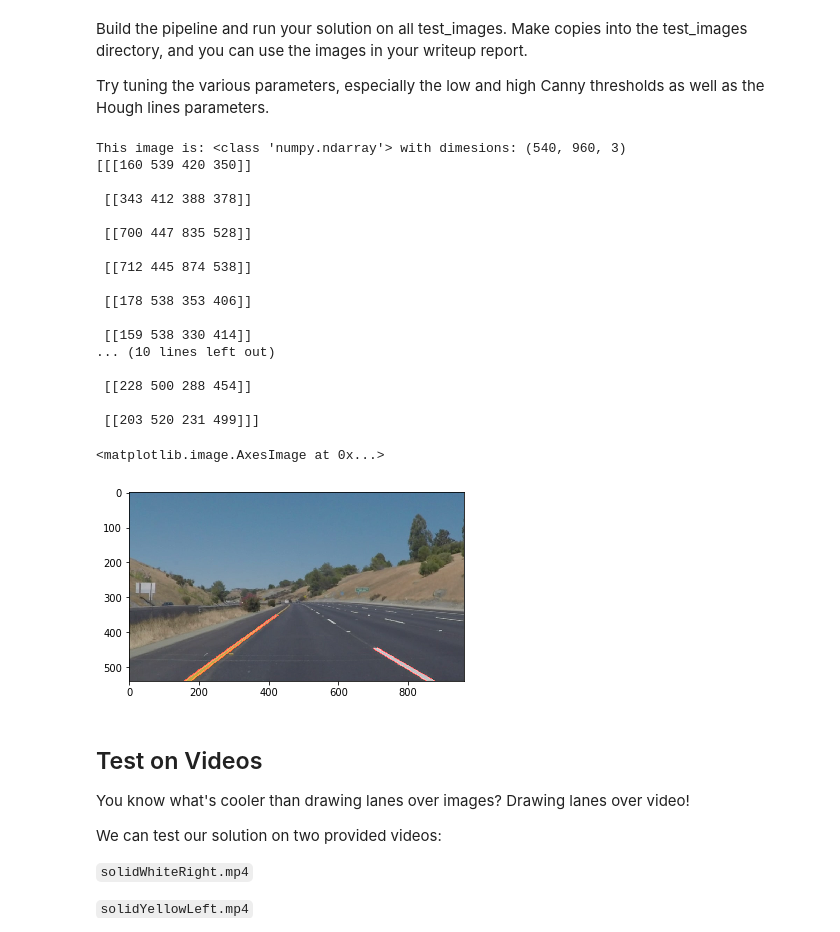
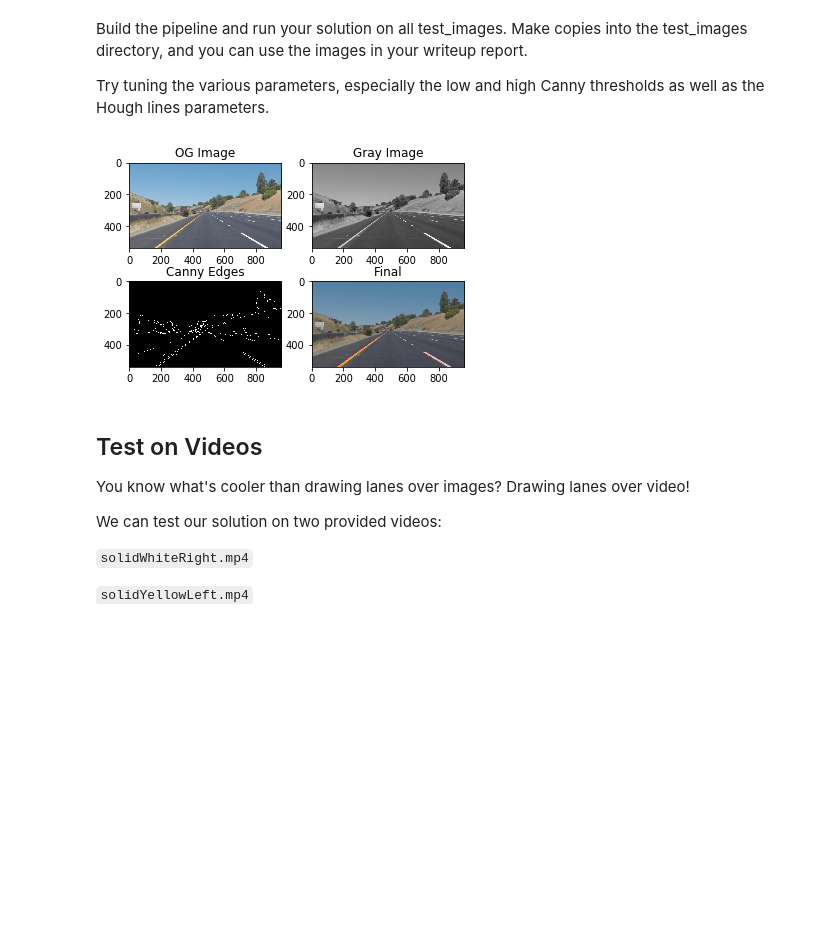
Before and after one commit to ceseale/canny-line-detection, a Jupyter notebook: P1.ipynb, the cells around one changed output. Drawn from its saved outputs; the diff is of its cells as text; code cells hidden in the pictures; blank space fills up the shorter version.

Commit message:
add more images

```diff
--- a/P1.ipynb
+++ b/P1.ipynb
@@ -131,59 +130,55 @@ Try tuning the various parameters, especially the low and high Canny thresholds
 # then save them to the test_images directory.
 image = mpimg.imread('test_images/solidYellowCurve2.jpg')
 
-# printing out some stats and plotting
-print('This image is:', type(image), 'with dimesions:', image.shape)
-plt.imshow(gray, cmap='gray')  # if you wanted to show a single color channel image called 'gray', for example, call as plt.imshow(gray, cmap='gray')
+plt.subplot(2,2,1)
+plt.title('OG Image')
+plt.imshow(image)
 
 def imageWorker(image):
     kernel_size = 5 # must be odd
 
     # Define parameters for Canny edge detection
     # low to high ratio must be 1:2 or 1:3
     low_threshold = 50
     high_threshold = 150
 
     gray = grayscale(image)
+    plt.subplot(2,2,2)
+    plt.title('Gray Image')
+    plt.imshow(gray, cmap="gray")
+
+
     blur = gaussian_blur(gray, kernel_size)
     edges = canny(blur, low_threshold, high_threshold)
+
+    plt.subplot(2,2,3)
+    plt.title('Canny Edges')
+    plt.imshow(edges, cmap="gray")
 
     imshape = image.shape
 
     vertices = np.array([[(90,imshape[0]),(405, 350),(555, 350), (930, imshape[0])]], dtype=np.int32)
     masked = region_of_interest(edges, vertices)
 
     rho = 2            # distance resolution in pixels of the Hough grid
     theta = np.pi/180  # angular resolution in radians of the Hough grid
     threshold = 20     # minimum number of votes (intersections in Hough grid cell)
     min_line_len = 25  # minimum number of pixels making up a line
     max_line_gap = 10  # maximum gap in pixels between connectable line segments
     line_image = hough_lines(masked, rho, theta, threshold, min_line_len, max_line_gap)
 
     result = weighted_img(line_image, image)
 
     return result
 
-plt.imshow(imageWorker(image))
+
+final = imageWorker(image)
+plt.subplot(2,2,4)
+plt.title('Final')
+plt.imshow(final)
+plt.show()
 # %% [output]
-This image is: <class 'numpy.ndarray'> with dimesions: (540, 960, 3)
-[[[160 539 420 350]]
-
- [[343 412 388 378]]
-
- [[700 447 835 528]]
-
- [[712 445 874 538]]
-
- [[178 538 353 406]]
-
- [[159 538 330 414]]
-... (10 lines left out)
-
- [[228 500 288 454]]
-
- [[203 520 231 499]]]
-<matplotlib.image.AxesImage at 0x...>
-[figure, old version]
+[figure, new version]
 # %% [markdown]
 ## Test on Videos
 
```
Also changed, not shown: parts of 2 cells of this notebook.
